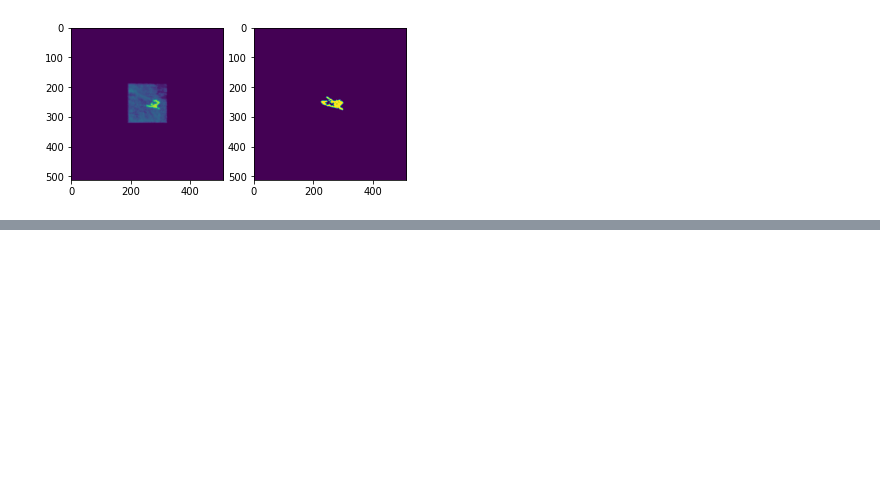
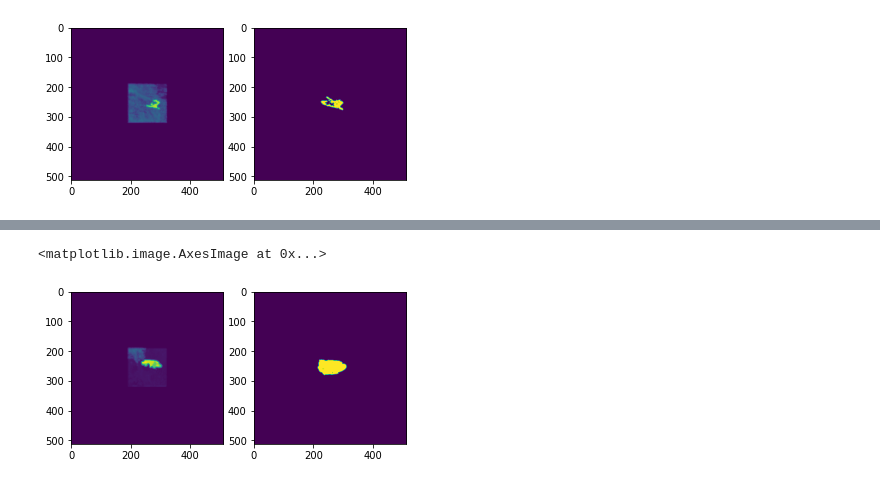
Before and after one commit to fz920/wild_fire_fz, a Jupyter notebook: fire_pred.ipynb, the cells around one changed output, grey strips where cells are left out. Cells and saved outputs as stored; diff of their text form; code cells hidden in the pictures; blank space fills up the shorter version.

```diff
--- a/fire_pred.ipynb
+++ b/fire_pred.ipynb
@@ -317,0 +330,12 @@ ax2.imshow(data[index, :, :, 14])
+# %%
+index = 20
+
+sample1 = np.array([data[index, :, :, 0:14]])
+result = np.array(model1(sample1))[0]
+
+fig, (ax1, ax2) = plt.subplots(1, 2)
+ax1.imshow(result)
+ax2.imshow(data[index, :, :, 14])
+# %% [output]
+<matplotlib.image.AxesImage at 0x...>
+[figure, added]
```
Also changed, not shown: parts of 8 cells of this notebook.
